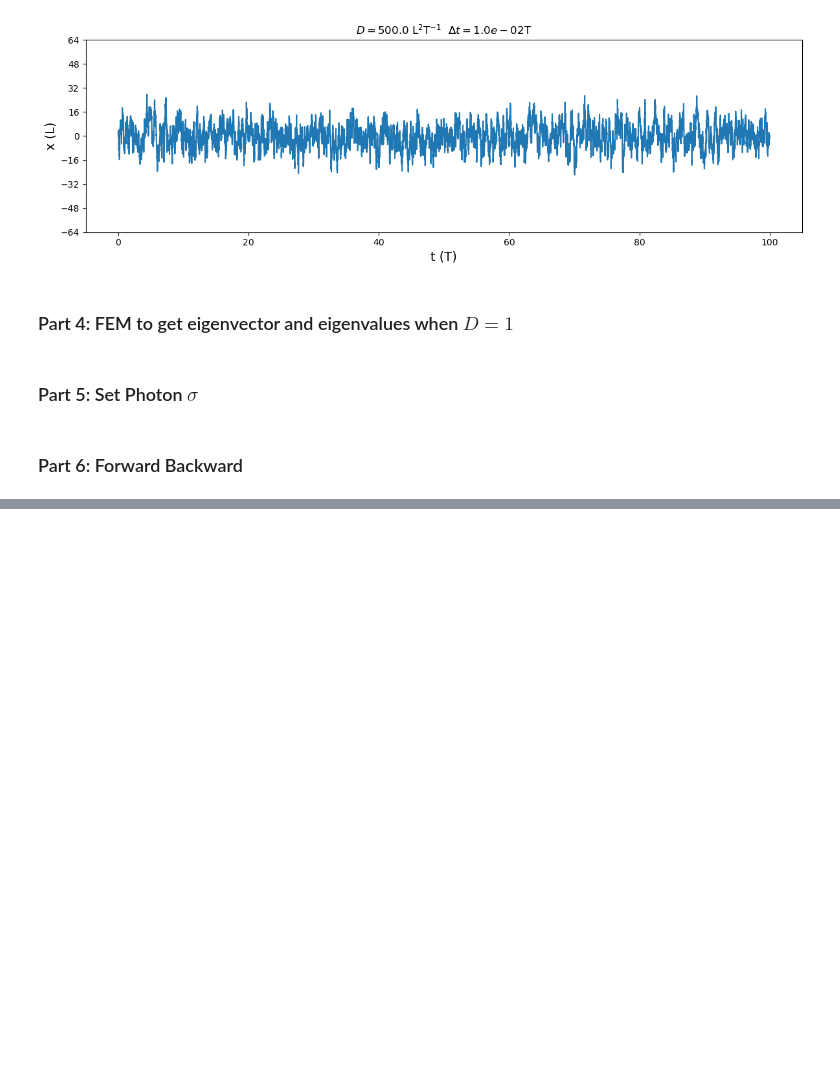
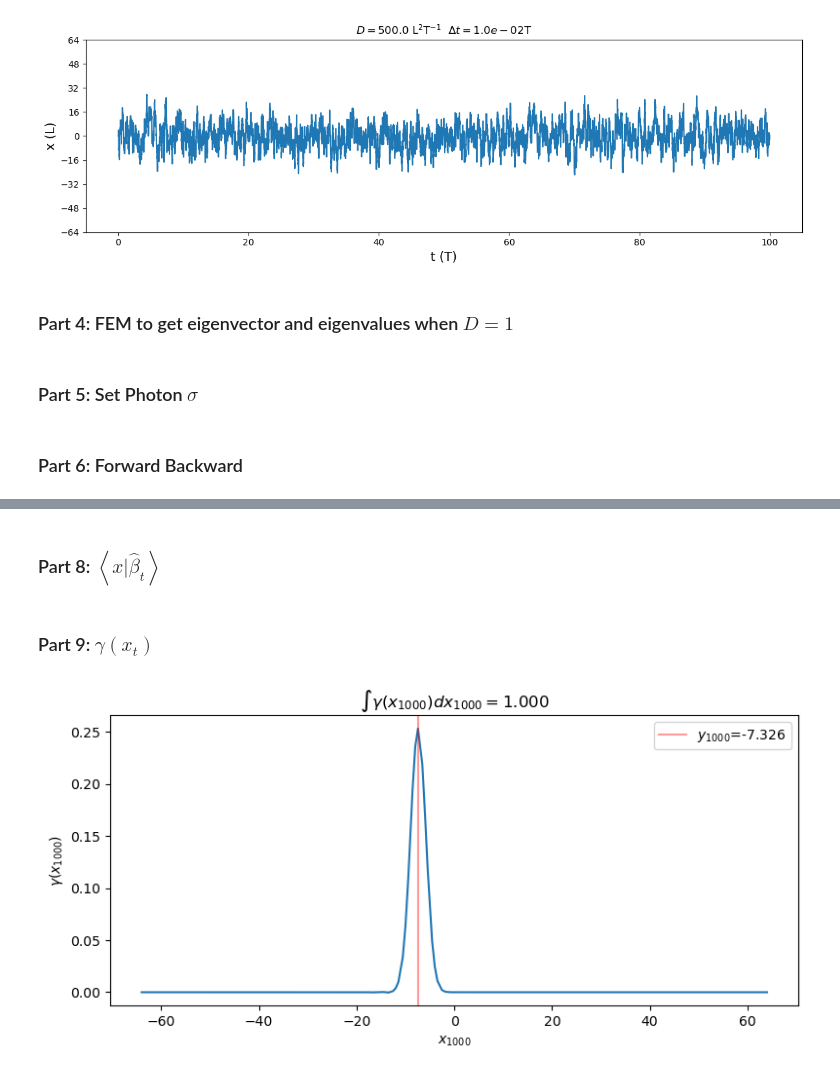
Before and after one commit to yizaochen/md_pisl, a Jupyter notebook: notebooks/diffusion_coefficient/forward_backward_0.ipynb, the cells around one changed output, grey strips where cells are left out. Cells and saved outputs as stored; diff of their text form; code cells hidden in the pictures; blank space fills up the shorter version.

```diff
--- a/notebooks/diffusion_coefficient/forward_backward_0.ipynb
+++ b/notebooks/diffusion_coefficient/forward_backward_0.ipynb
@@ -110,0 +104,3 @@ sum(w0 .* p_y1_given_x1)
+# %%
+alpha_mat, beta_mat, Anorm_vec = Diffusity.forward_backward_v1(Nv, tau, w0, p_eq, N, eigenvect_mat_prime, y_record, xref, e_norm, interpo_xs,
+    Np, k_delta, D_guess, eigenvalues_prime, save_freq);
@@ -110,0 +135,29 @@ sum(w0 .* p_y1_given_x1)
+# %%
+time_idx_sele = 1000
+alpha_hat_t = alpha_mat[:,time_idx_sele]
+alpha_x = Diffusity.proj_vector_from_eigenspace_to_xspace(eigenvect_mat_prime, alpha_hat_t);
+# %% [markdown]
+### Part 8: $\left< x | \hat{\beta}_{t} \right>$
+# %%
+beta_hat_t = beta_mat[:, time_idx_sele];
+beta_x = Diffusity.proj_vector_from_eigenspace_to_xspace(eigenvect_mat_prime, beta_hat_t);
+# %% [markdown]
+### Part 9: $\gamma(x_t)$
+# %%
+gamma_x = alpha_x .* beta_x;
+# %%
+fig, ax = plt.subplots(figsize=(8,4))
+
+ax.plot(xref, gamma_x)
+label= @sprintf "\$y_{%d}\$=%.3f" time_idx_sele y_record[time_idx_sele]
+ax.axvline(y_record[time_idx_sele], color="red", alpha=0.4, label=label)
+ax.set_xlabel(@sprintf "\$x_{%d}\$" time_idx_sele)
+ax.set_ylabel(@sprintf "\$\\gamma(x_{%d})\$" time_idx_sele)
+ax.legend()
+title = @sprintf "\$\\int \\gamma(x_{%d}) dx_{%d}=%.3f\$" time_idx_sele time_idx_sele sum(w0 .* gamma_x)
+ax.set_title(title)
+
+plt.tight_layout()
+plt.show()
+# %% [output]
+[figure, added]
```
Also changed, not shown: parts of 7 cells of this notebook.
